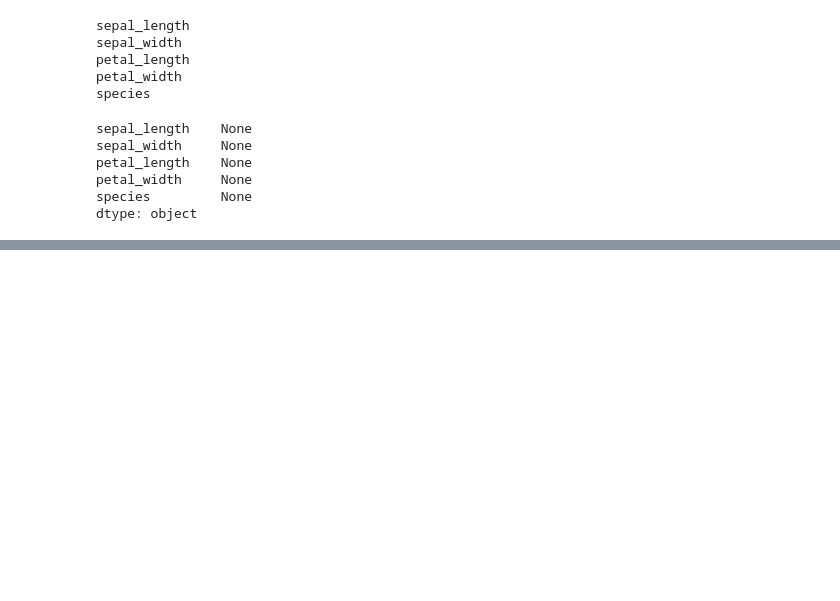
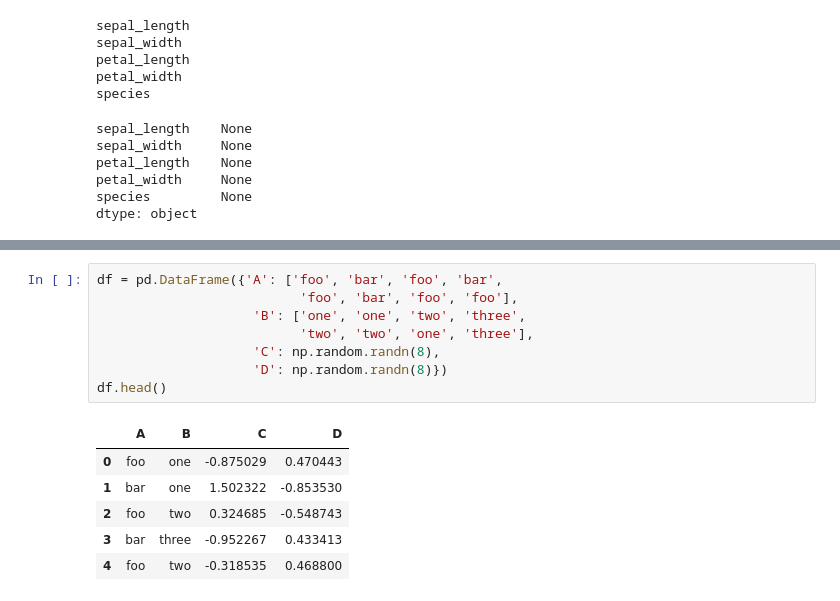
Before and after one commit to AlessandrodAgostino/Python-Projects, a Jupyter notebook: GM/EX_Groupy_Standardization.ipynb, the cells around one changed output, grey strips where cells are left out. Drawn from its saved outputs; the diff is of its cells as text; blank space fills up the shorter version.

```diff
--- a/GM/EX_Groupy_Standardization.ipynb
+++ b/GM/EX_Groupy_Standardization.ipynb
@@ -239,0 +251,15 @@ dtype: object
+# %%
+df = pd.DataFrame({'A': ['foo', 'bar', 'foo', 'bar',
+                          'foo', 'bar', 'foo', 'foo'],
+                    'B': ['one', 'one', 'two', 'three',
+                          'two', 'two', 'one', 'three'],
+                    'C': np.random.randn(8),
+                    'D': np.random.randn(8)})
+df.head()
+# %% [output]
+|  | A | B | C | D |
+| 0 | foo | one | -0.875029 | 0.470443 |
+| 1 | bar | one | 1.502322 | -0.853530 |
+| 2 | foo | two | 0.324685 | -0.548743 |
+| 3 | bar | three | -0.952267 | 0.433413 |
+| 4 | foo | two | -0.318535 | 0.468800 |
```
Also changed, not shown: parts of 2 cells of this notebook, 1 other file.
